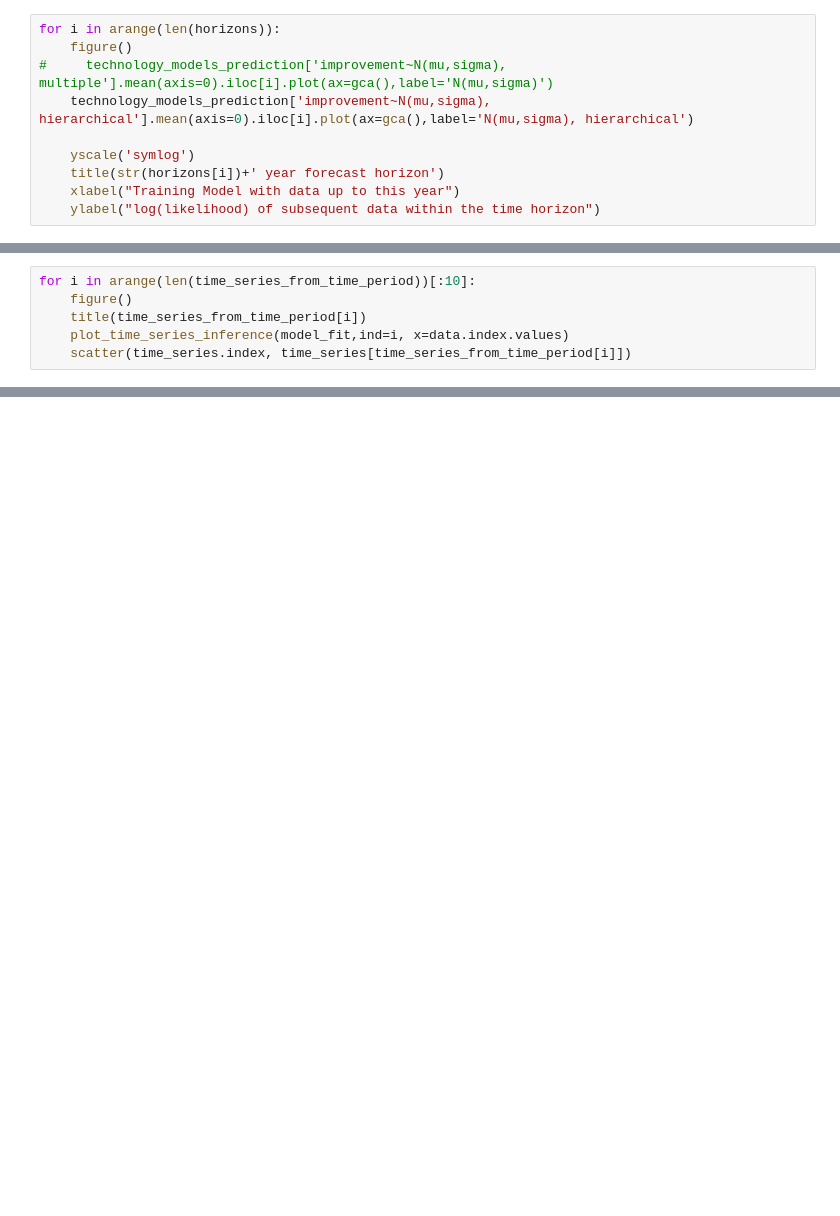
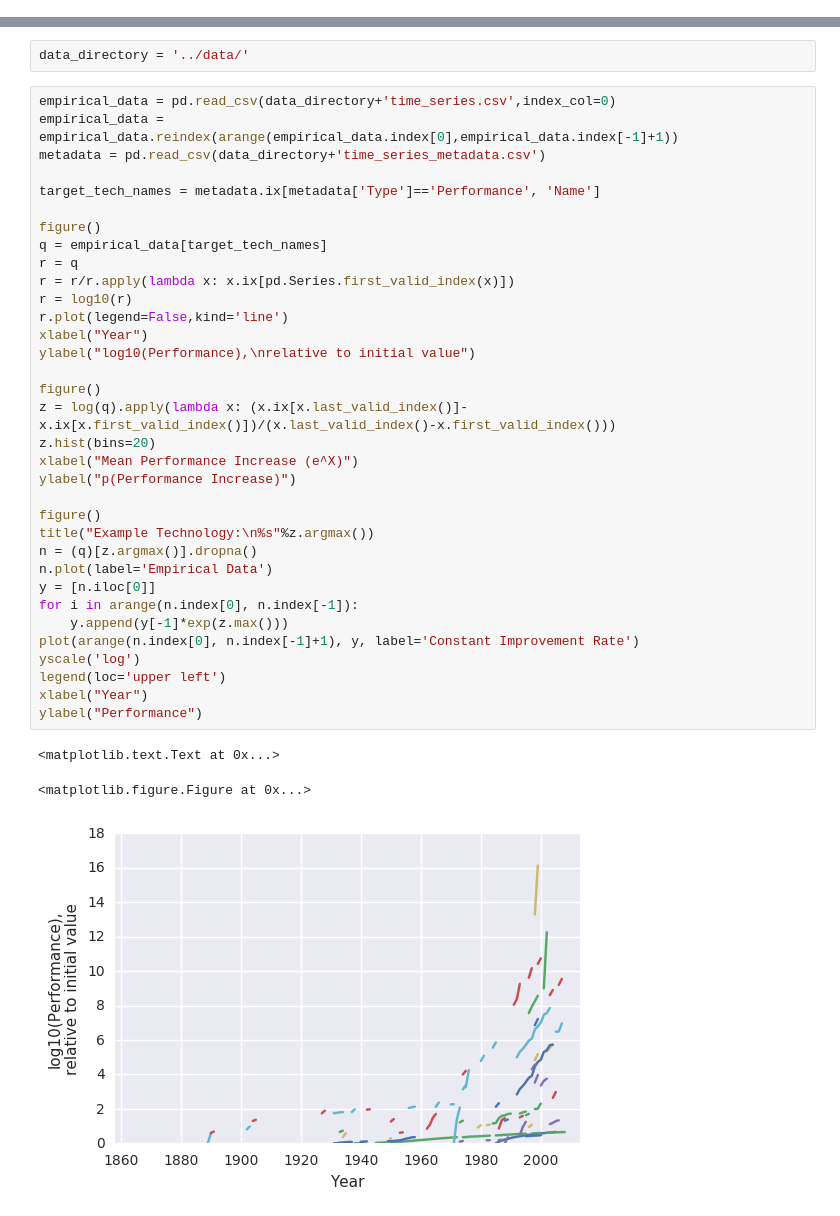
Before and after one commit to jeffalstott/technologytimeseries_forecasting, a Jupyter notebook: src/Modeling_Performance_Increases.ipynb, the cells around one changed output, grey strips where cells are left out. Saved outputs shown, nothing was run; the diff lists cells and outputs as text; blank space fills up the shorter version.

Commit message:
Split model definitions/testing and analysis into different notebooks.

```diff
--- a/src/Modeling_Performance_Increases.ipynb
+++ b/src/Modeling_Performance_Increases.ipynb
@@ -2557,10 +0,0 @@ Samples were drawn using NUTS at Sat Nov 12 07:37:57 2016.
-# %%
-for i in arange(len(horizons)):
-    figure()
-#     technology_models_prediction['improvement~N(mu,sigma), multiple'].mean(axis=0).iloc[i].plot(ax=gca(),label='N(mu,sigma)')
-    technology_models_prediction['improvement~N(mu,sigma), hierarchical'].mean(axis=0).iloc[i].plot(ax=gca(),label='N(mu,sigma), hierarchical')
-
-    yscale('symlog')
-    title(str(horizons[i])+' year forecast horizon')
-    xlabel("Training Model with data up to this year")
-    ylabel("log(likelihood) of subsequent data within the time horizon")
@@ -2571,6 +0,0 @@ for i in arange(len(horizons)):
-# %%
-for i in arange(len(time_series_from_time_period))[:10]:
-    figure()
-    title(time_series_from_time_period[i])
-    plot_time_series_inference(model_fit,ind=i, x=data.index.values)
-    scatter(time_series.index, time_series[time_series_from_time_period[i]])
@@ -2923,0 +97,40 @@ ValueError: Exception thrown at line 187: lognormal_log: Random variable is -1.5
+# %%
+data_directory = '../data/'
+# %%
+empirical_data = pd.read_csv(data_directory+'time_series.csv',index_col=0)
+empirical_data = empirical_data.reindex(arange(empirical_data.index[0],empirical_data.index[-1]+1))
+metadata = pd.read_csv(data_directory+'time_series_metadata.csv')
+
+target_tech_names = metadata.ix[metadata['Type']=='Performance', 'Name']
+
+figure()
+q = empirical_data[target_tech_names]
+r = q
+r = r/r.apply(lambda x: x.ix[pd.Series.first_valid_index(x)])
+r = log10(r)
+r.plot(legend=False,kind='line')
+xlabel("Year")
+ylabel("log10(Performance),\nrelative to initial value")
+
+figure()
+z = log(q).apply(lambda x: (x.ix[x.last_valid_index()]-x.ix[x.first_valid_index()])/(x.last_valid_index()-x.first_valid_index()))
+z.hist(bins=20)
+xlabel("Mean Performance Increase (e^X)")
+ylabel("p(Performance Increase)")
+
+figure()
+title("Example Technology:\n%s"%z.argmax())
+n = (q)[z.argmax()].dropna()
+n.plot(label='Empirical Data')
+y = [n.iloc[0]]
+for i in arange(n.index[0], n.index[-1]):
+    y.append(y[-1]*exp(z.max()))
+plot(arange(n.index[0], n.index[-1]+1), y, label='Constant Improvement Rate')
+yscale('log')
+legend(loc='upper left')
+xlabel("Year")
+ylabel("Performance")
+# %% [output]
+<matplotlib.text.Text at 0x...>
+<matplotlib.figure.Figure at 0x...>
+[figure, added]
```
Also changed, not shown: parts of 84 cells of this notebook, 3 other files.
